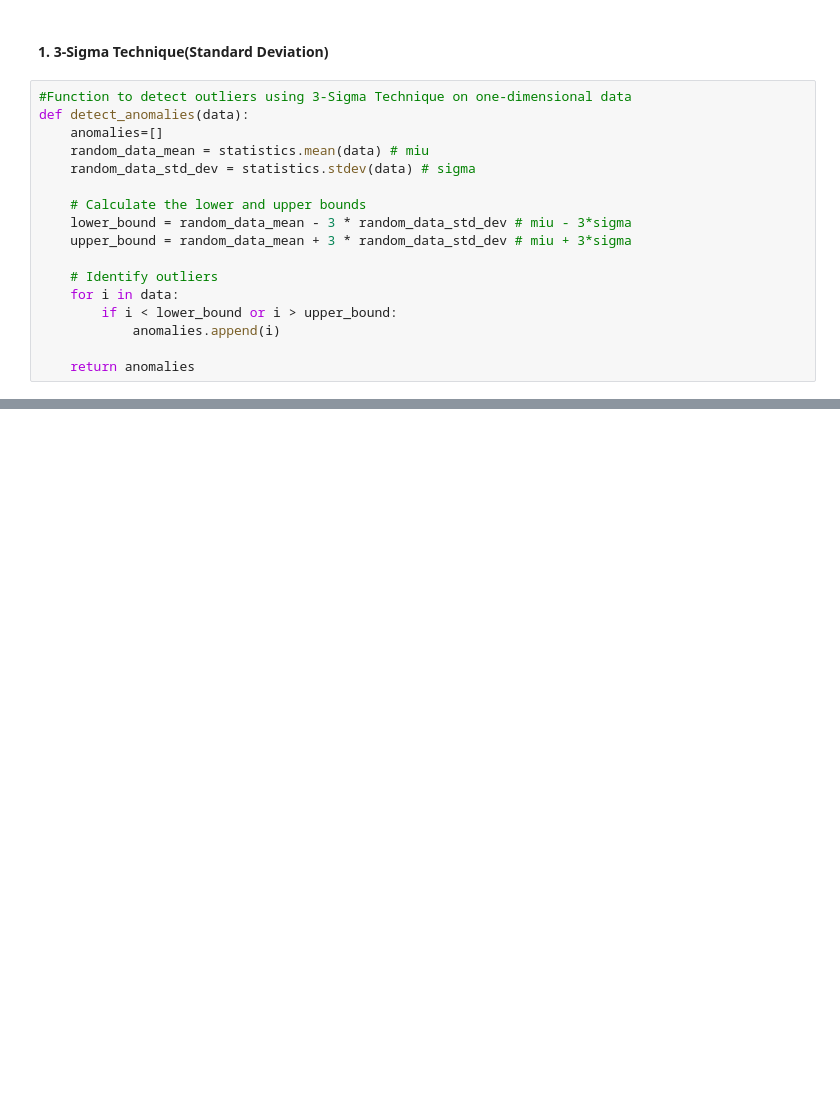
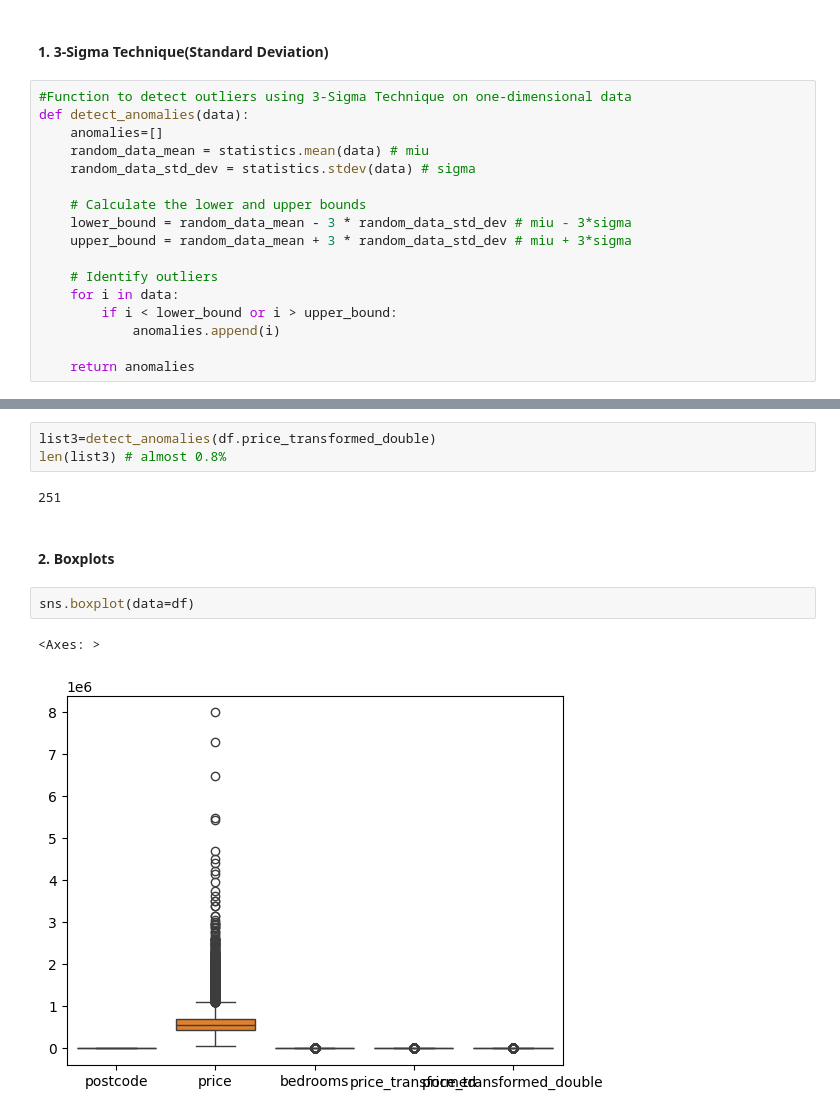
Before and after one commit to Shakhoyat/eda-learning-journey, a Jupyter notebook: EDA by satyajit/Handling Outliers/notebook.ipynb, the cells around one changed output, grey strips where cells are left out. Drawn from its saved outputs; the diff is of its cells as text; blank space fills up the shorter version.

```diff
--- a/EDA by satyajit/Handling Outliers/notebook.ipynb
+++ b/EDA by satyajit/Handling Outliers/notebook.ipynb
@@ -36,0 +95,12 @@ def detect_anomalies(data):
+# %%
+list3=detect_anomalies(df.price_transformed_double)
+len(list3) # almost 0.8%
+# %% [output]
+251
+# %% [markdown]
+#### 2. Boxplots
+# %%
+sns.boxplot(data=df)
+# %% [output]
+<Axes: >
+[figure, added]
```
Also changed, not shown: parts of 14 cells of this notebook.
